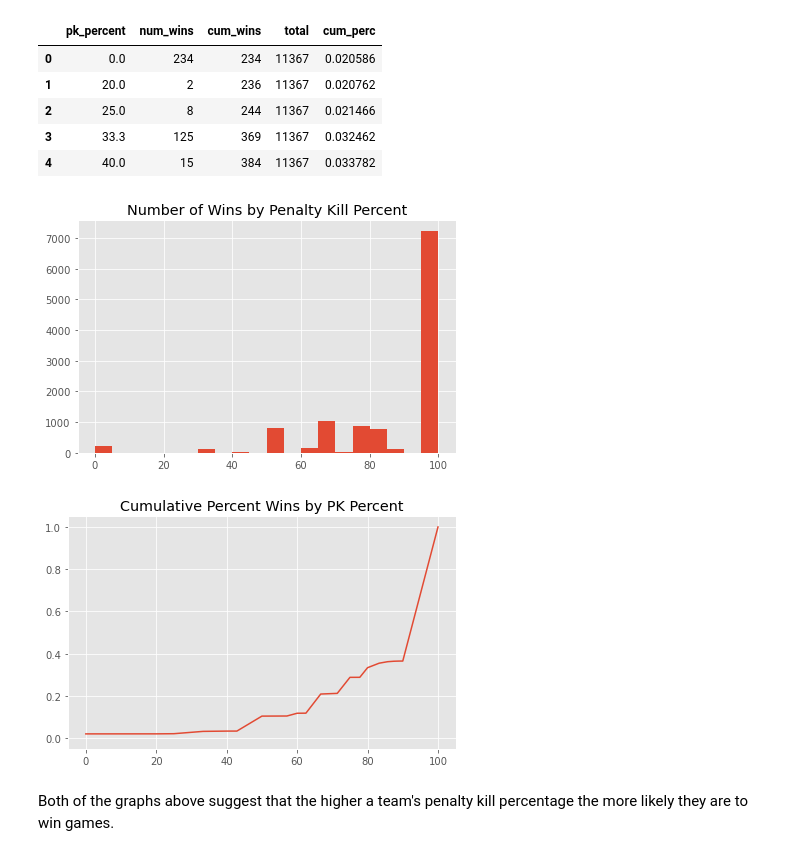
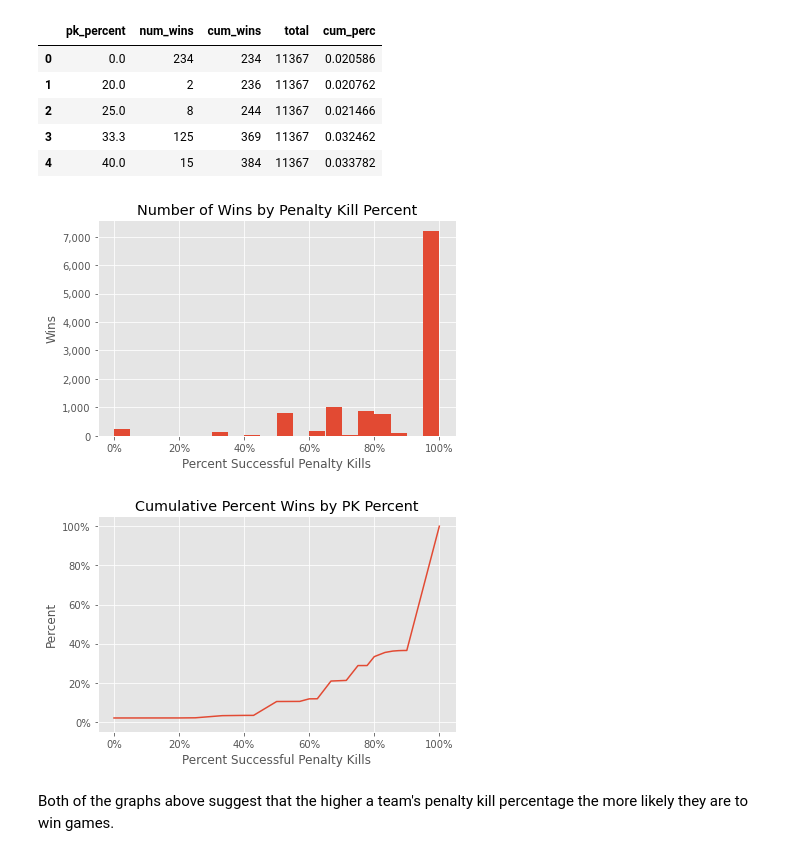
Before and after one commit to jkh-code/nhl-win-factors-analysis, a Jupyter notebook: notebooks/nhl-win-factors-analysis-eda.ipynb, the cells around one changed output. Saved outputs shown, nothing was run; the diff lists cells and outputs as text; code cells hidden in the pictures.

```diff
--- a/notebooks/nhl-win-factors-analysis-eda.ipynb
+++ b/notebooks/nhl-win-factors-analysis-eda.ipynb
@@ -384,13 +413,39 @@ pk_agg.head()
 
 # fig.tight_layout()
 # %%
-plot_win_hist(pk_data['pk_percent'], 'Number of Wins by Penalty Kill Percent');
+fig, ax = plot_win_hist(pk_data['pk_percent'], 'Number of Wins by Penalty Kill Percent')
+
+x_labels = range(0, 100+1, 20)
+ax.set_xticks(x_labels)
+ax.set_xticklabels([str(num) + '%' for num in x_labels])
+
+y_labels = range(0, 7000+1, 1000)
+ax.set_yticks(y_labels)
+ax.set_yticklabels([format(num, ',') for num in y_labels])
+
+ax.set_xlabel('Percent Successful Penalty Kills')
+ax.set_ylabel('Wins')
+
+fig.tight_layout();
 # %% [output]
-[figure, old version]
+[figure, new version]
 # %%
-plot_win_cum_dist(pk_agg['pk_percent'], pk_agg['cum_perc'], 'Cumulative Percent Wins by PK Percent');
+fig, ax = plot_win_cum_dist(pk_agg['pk_percent'], pk_agg['cum_perc'], 'Cumulative Percent Wins by PK Percent')
+
+x_labels = range(0, 100+1, 20)
+ax.set_xticks(x_labels)
+ax.set_xticklabels([str(num) + '%' for num in x_labels])
+
+y_labels = np.linspace(0, 1, 6)
+ax.set_yticks(y_labels)
+ax.set_yticklabels([f'{num:.0f}%' for num in y_labels * 100])
+
+ax.set_xlabel('Percent Successful Penalty Kills')
+ax.set_ylabel('Percent')
+
+fig.tight_layout();
 # %% [output]
-[figure, old version]
+[figure, new version]
 # %% [markdown]
 Both of the graphs above suggest that the higher a team's penalty kill percentage the more likely they are to win games.
 # %% [markdown]
```
Also changed, not shown: parts of 10 cells of this notebook.
